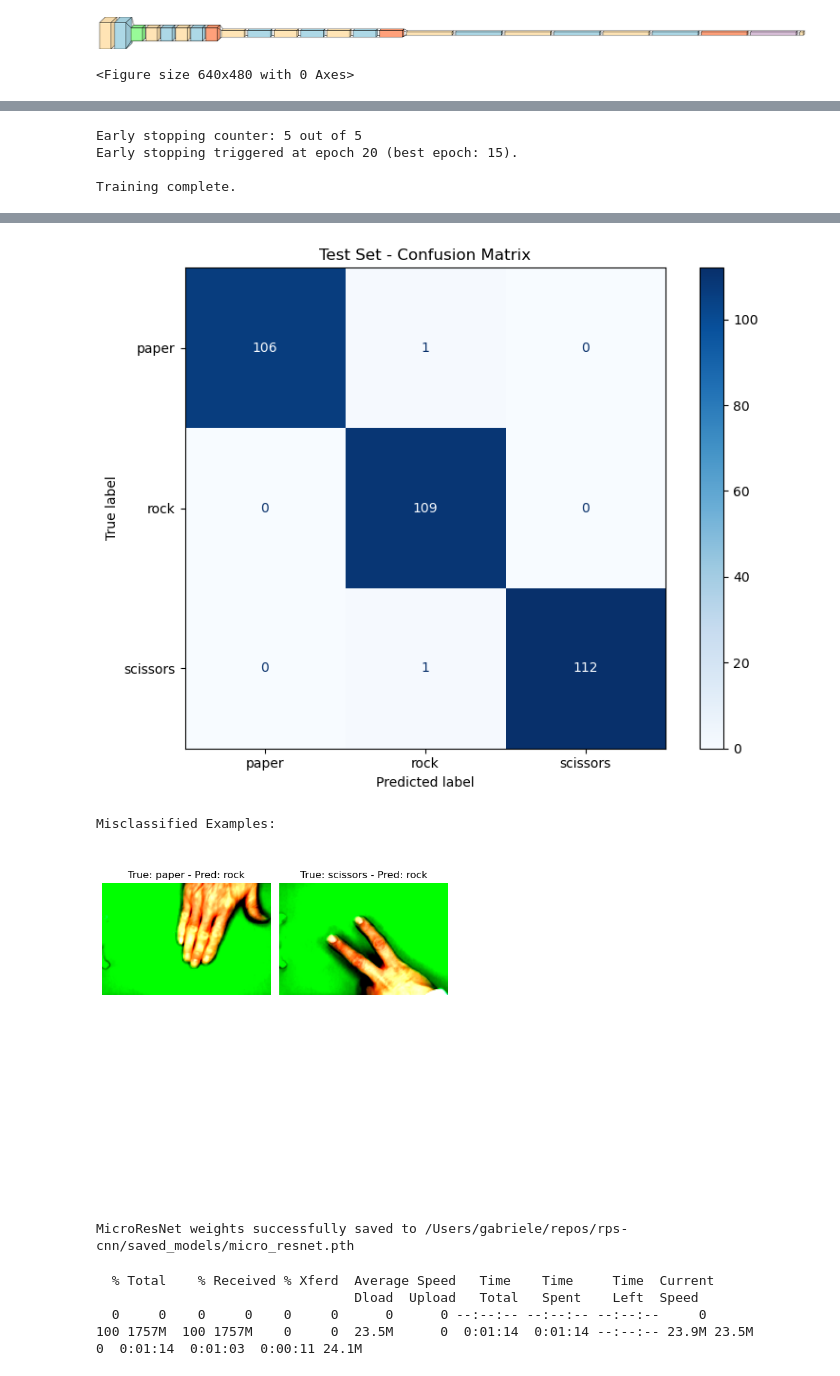
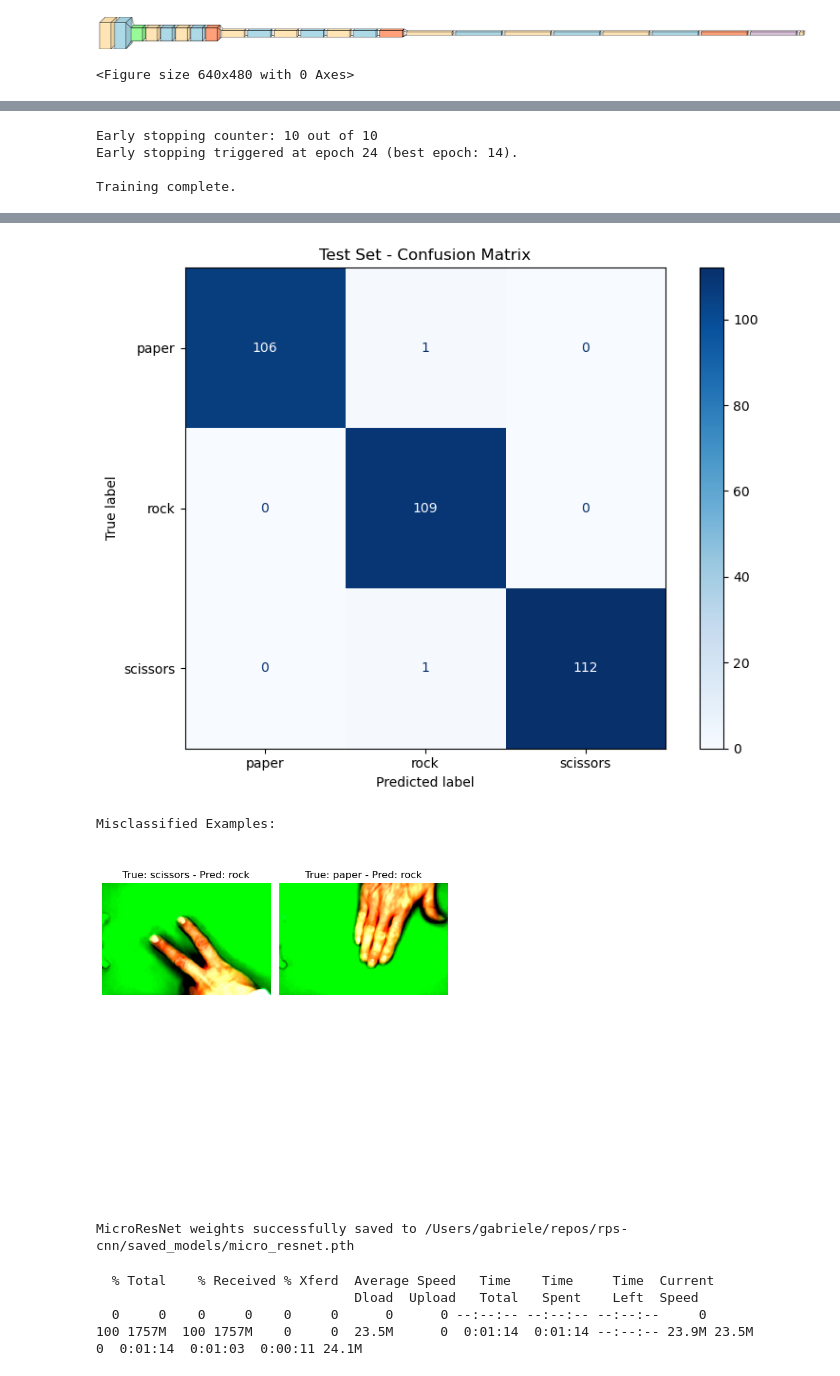
Before and after one commit to gabrieelsky/rps-cnn, a Jupyter notebook: main.ipynb, the cells around one changed output, grey strips where cells are left out. Drawn from its saved outputs; the diff is of its cells as text; code cells hidden in the pictures.

```diff
--- a/main.ipynb
+++ b/main.ipynb
@@ -327,6 +329,13 @@ Estimated Total Size (MB): 5.91
 [figure]
 # %%
 print("\nStarting MicroResNet training with the best parameters...")
+
+scheduler = torch.optim.lr_scheduler.ReduceLROnPlateau(
+    optimizer,
+    mode="min",
+    factor=0.1,
+    patience=3
+ )
 
 model, history = train_model(
     model=model,
@@ -335,10 +344,11 @@ model, history = train_model(
     criterion=criterion,
     optimizer=optimizer,
     device=device,
-    num_epochs=TRAINING_EPOCHS,
-    patience=5,
-    min_delta=1e-4
-)
+    num_epochs=50,
+    patience=10,
+    min_delta=1e-4,
+    scheduler=scheduler
+ )
 
 plot_learning_curves(history)
 
@@ -363,4 +373,4 @@ print(f"\nMicroResNet weights successfully saved to {save_path}")
-Early stopping counter: 5 out of 5
-Early stopping triggered at epoch 20 (best epoch: 15).
+Early stopping counter: 10 out of 10
+Early stopping triggered at epoch 24 (best epoch: 14).
 
 Training complete.
@@ -374,18 +384,18 @@ Average Test Loss: 0.0369
 Test Accuracy: 0.9939
 
 Classification Report:
               precision    recall  f1-score   support
 
        paper       1.00      0.99      1.00       107
         rock       0.98      1.00      0.99       109
     scissors       1.00      0.99      1.00       113
 
     accuracy                           0.99       329
    macro avg       0.99      0.99      0.99       329
 weighted avg       0.99      0.99      0.99       329
 [figure]
 Misclassified Examples:
-[figure, old version]
+[figure, new version]
 MicroResNet weights successfully saved to /Users/gabriele/repos/rps-cnn/saved_models/micro_resnet.pth
 # %%
 ! curl -L -o data/custom_test/rockpaperscissors.zip https://www.kaggle.com/api/v1/datasets/download/andy8744/synthetic-rock-paper-scissors-dataset
```
Also changed, not shown: parts of 7 cells of this notebook, 1 other file.
